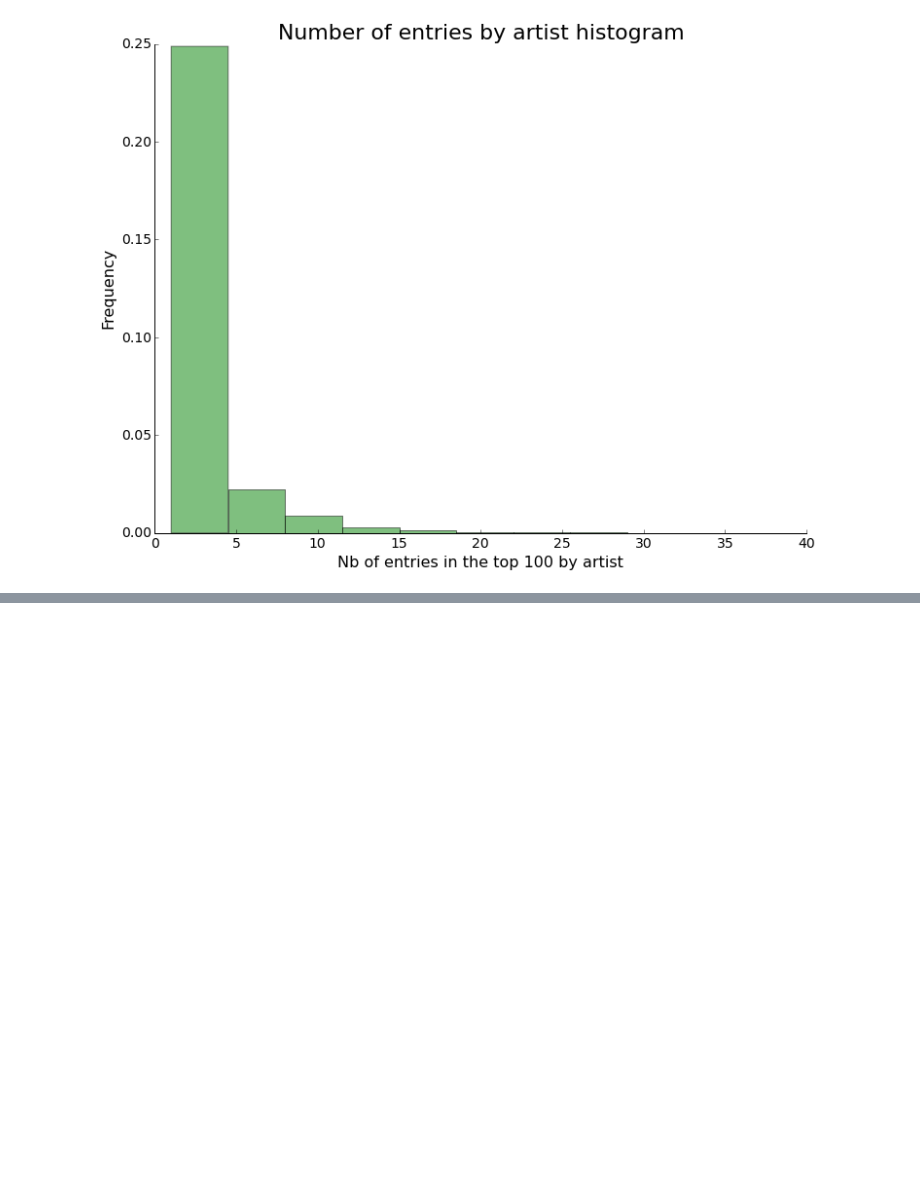
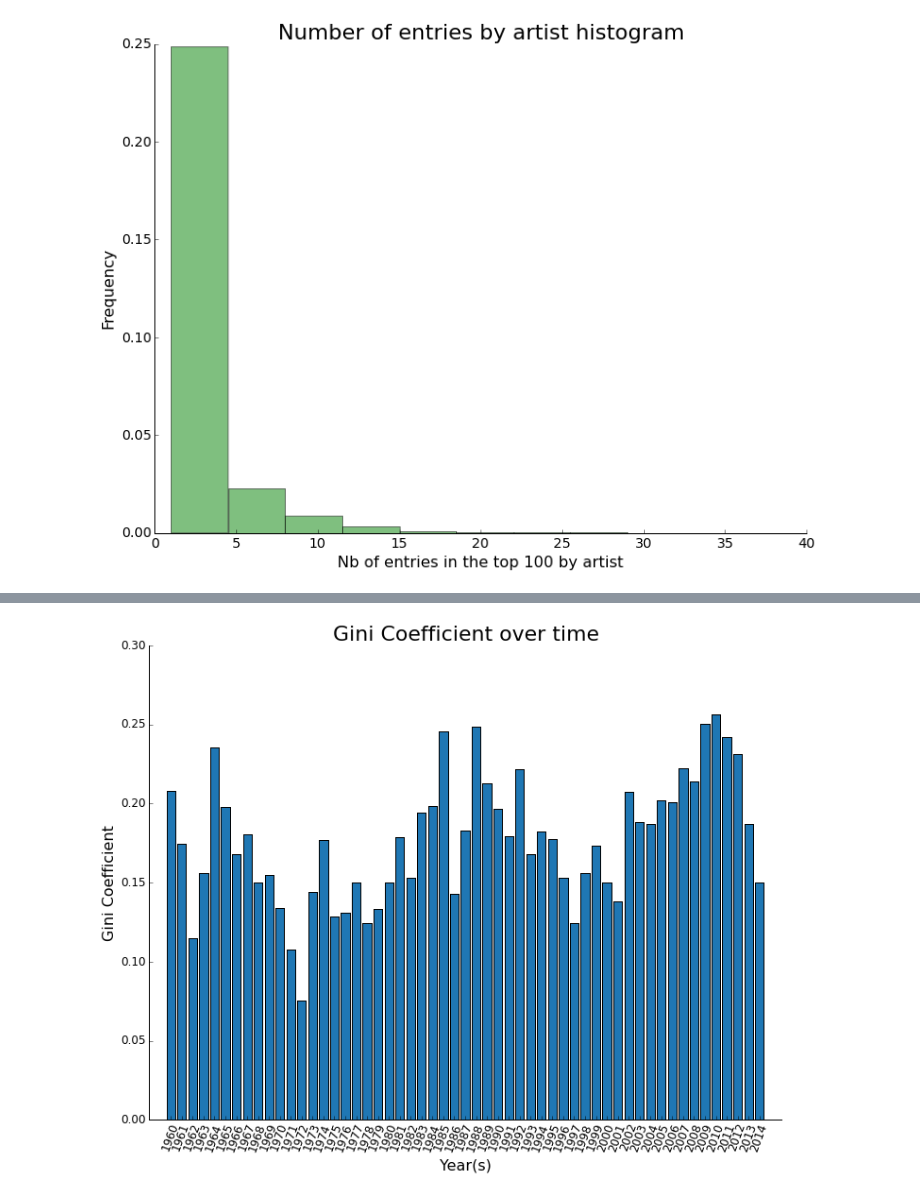
Before and after one commit to ThomasLucas/SlideRule-DataScience_Intensive-Code, a Jupyter notebook: CapstoneProject/IPython-Notebooks/DataStory.ipynb, the cells around one changed output, grey strips where cells are left out. Drawn from its saved outputs; the diff is of its cells as text; code cells hidden in the pictures; blank space fills up the shorter version.

```diff
--- a/CapstoneProject/IPython-Notebooks/DataStory.ipynb
+++ b/CapstoneProject/IPython-Notebooks/DataStory.ipynb
@@ -156,0 +188,3 @@ dsf.plot_multiple_lorenz_curves(billboard_df, start_year, end_year, 10, 5,
+# %%
+gini_coefficient_df = dsf.calculte_gini_per_year(billboard_df, start_year, end_year + 1, 1)
+gini_coefficient_df.head()
@@ -156,0 +198,6 @@ dsf.plot_multiple_lorenz_curves(billboard_df, start_year, end_year, 10, 5,
+# %%
+dsf.plot_gini_coefficient(gini_coefficient_df, "Year(s)",
+                                "Gini Coefficient", "Gini Coefficient over time",
+                               "Images/gini_coefficient_plot.png")
+# %% [output]
+[figure, added]
```
Also changed, not shown: parts of 13 cells of this notebook, 9 other files.
